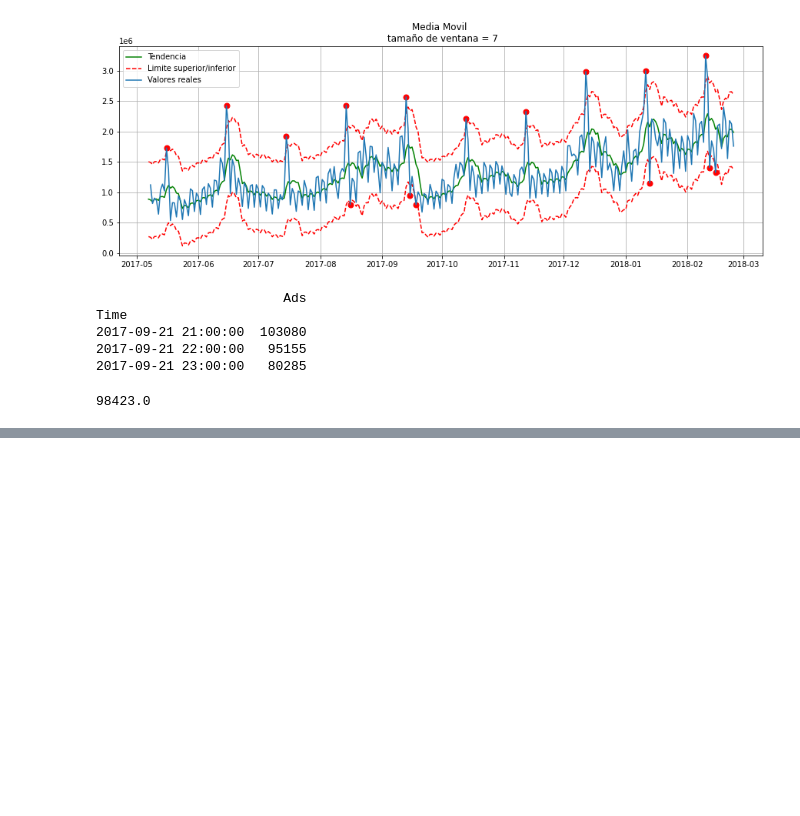
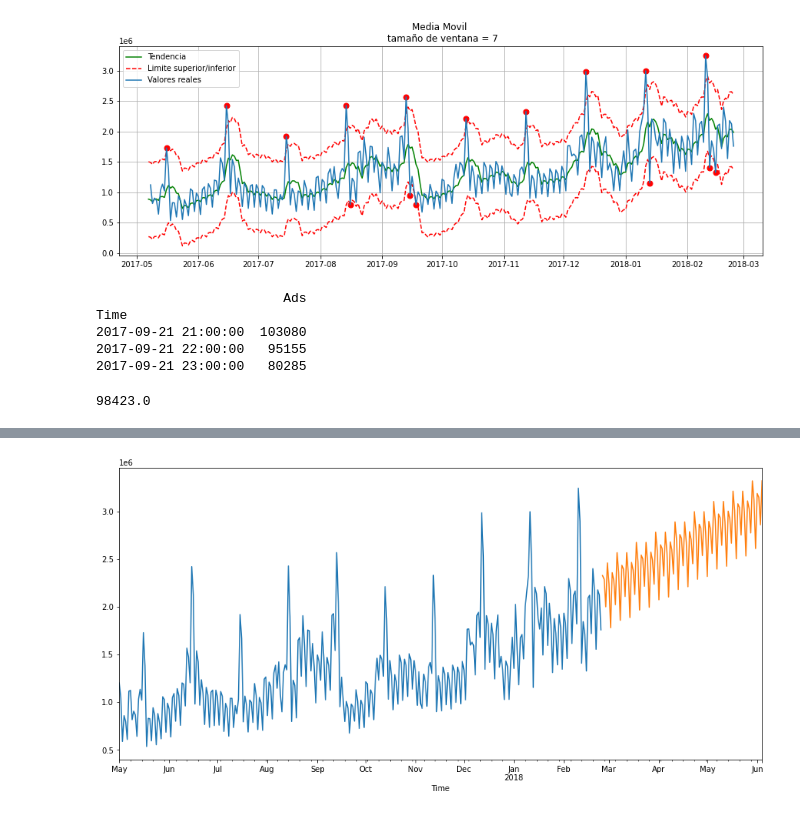
Before and after one commit to danielfrgs/LCD-PCCD-2021-1, a Jupyter notebook: SeriesdeTiempo.ipynb, the cells around one changed output, grey strips where cells are left out. Drawn from its saved outputs; the diff is of its cells as text; code cells hidden in the pictures; blank space fills up the shorter version.

```diff
--- a/SeriesdeTiempo.ipynb
+++ b/SeriesdeTiempo.ipynb
@@ -224,0 +254,14 @@ Time
+# %%
+from statsmodels.tsa.api import ExponentialSmoothing
+
+def plot_HW_1(series):
+  ses1 = ExponentialSmoothing((series), seasonal_periods= 12,
+                              trend = 'add', seasonal = 'add').fit()
+  # PRONOSTICO
+  ses2 = ses1.forecast(len(series)/3)
+  series.plot(figsize = (15, 7))
+  ses2.plot()
+# %%
+plot_HW_1(cur.GEMS_GEMS_SPENT)
+# %% [output]
+[figure, added]
```
Also changed, not shown: parts of 7 cells of this notebook.
